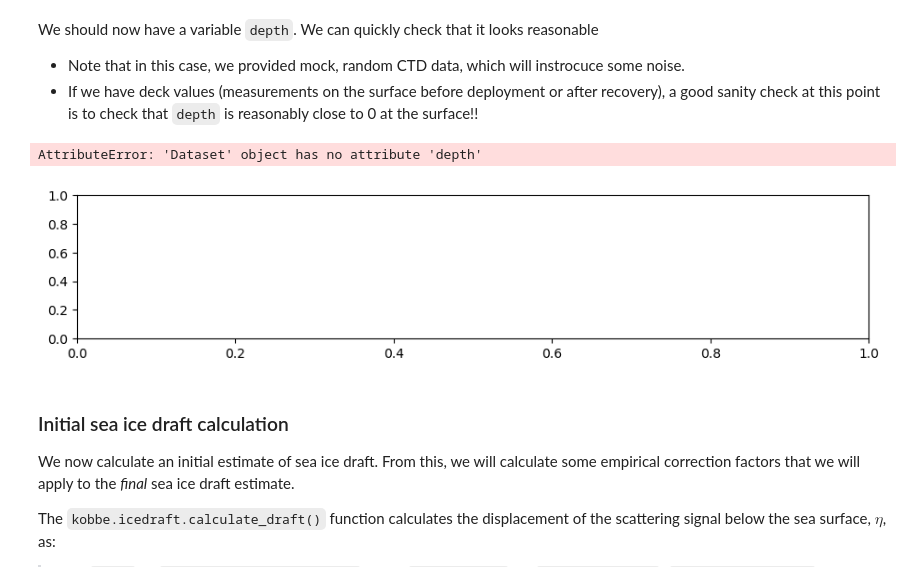
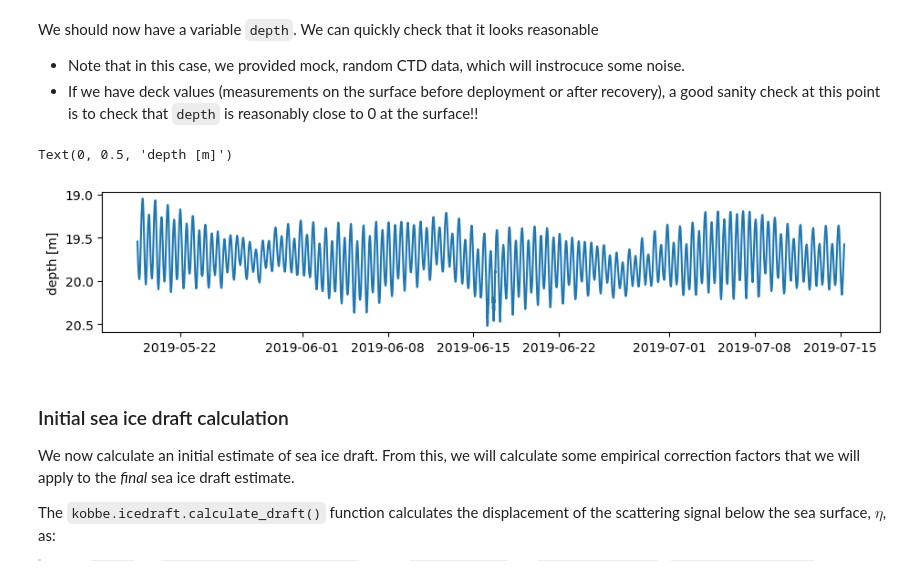
Before and after one commit to NPIOcean/kobbe, a Jupyter notebook: docs/example_notebooks/basic_example/Example notebook for Sig500 ice draft.ipynb, the cells around one changed output. Cells and saved outputs as stored; diff of their text form; code cells hidden in the pictures.

```diff
--- a/docs/example_notebooks/basic_example/Example notebook for Sig500 ice draft.ipynb
+++ b/docs/example_notebooks/basic_example/Example notebook for Sig500 ice draft.ipynb
@@ -175,11 +197,11 @@ We should now have a variable `depth`.  We can quickly check that it looks reaso
 - If we have deck values (measurements on the surface before deployment or after recovery), a good sanity check at this point is to check that `depth` is reasonably close to 0 at the surface!!
 # %%
 fig, ax = plt.subplots(figsize = (11, 2))
-ax.plot(xr.decode_cf(ds).TIME, ds.depth.mean(dim = 'SAMPLE'), '-', )
-ax.invert_yaxis(); ax.set_ylabel(f'depth [{ds.depth.units}]')
+ax.plot(xr.decode_cf(ds).TIME, ds.instr_depth.mean(dim = 'SAMPLE'), '-', )
+ax.invert_yaxis(); ax.set_ylabel(f'depth [{ds.instr_depth.units}]')
 # %% [output]
-AttributeError: 'Dataset' object has no attribute 'depth'
+Text(0, 0.5, 'depth [m]')
-[figure, old version]
+[figure, new version]
 # %% [markdown]
 ### Initial sea ice draft calculation
 
```
Also changed, not shown: parts of 6 cells of this notebook, 7 other files.
